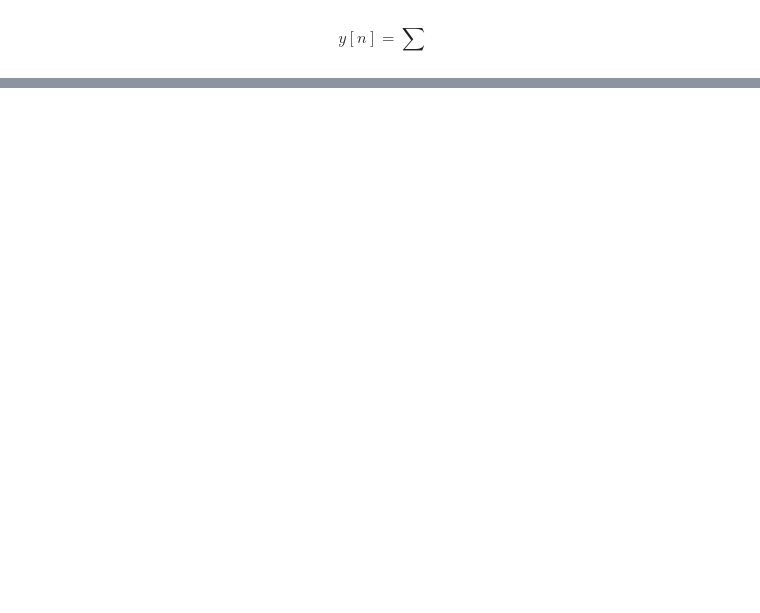
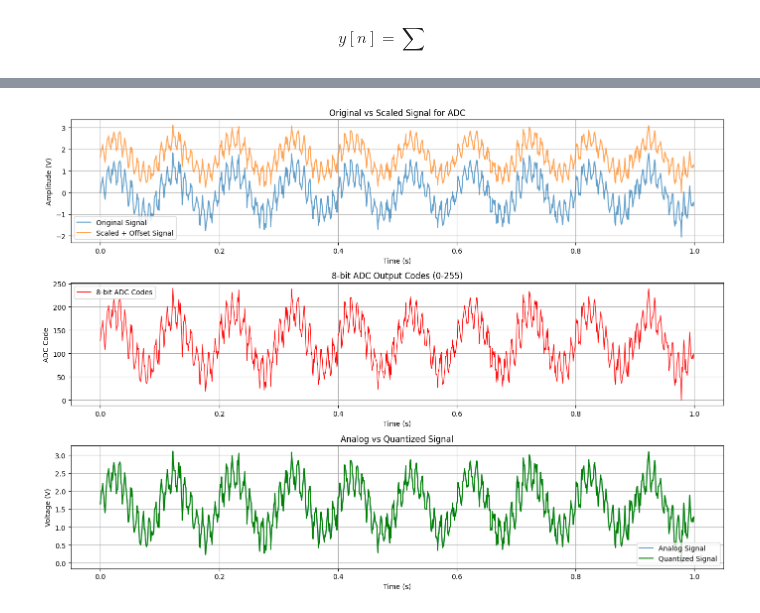
Before and after one commit to oshears/uvm-examples, a Jupyter notebook: examples/uvm_fir_filter/python/fir3.ipynb, the cells around one changed output, grey strips where cells are left out. Drawn from its saved outputs; the diff is of its cells as text; code cells hidden in the pictures; blank space fills up the shorter version.

```diff
--- a/examples/uvm_fir_filter/python/fir3.ipynb
+++ b/examples/uvm_fir_filter/python/fir3.ipynb
@@ -295,0 +304,91 @@ RMS error: 3.74e-05
+# %%
+# Analyze current signal characteristics
+print("Current signal characteristics:")
+print(f"Signal range: {np.min(signal):.3f} to {np.max(signal):.3f}")
+print(f"Signal mean: {np.mean(signal):.3f}")
+print(f"Signal std: {np.std(signal):.3f}")
+print(f"Signal length: {len(signal)}")
+
+# For an 8-bit ADC, we have 256 levels (0 to 255)
+# Typical voltage range for FPGA ADCs is 0V to 3.3V or 0V to 1.8V
+# Let's assume 0V to 3.3V range
+
+def simulate_8bit_adc(analog_signal, vref=3.3, offset=0.0):
+    """
+    Simulate an 8-bit ADC conversion for FPGA design.
+
+    Args:
+        analog_signal (numpy.ndarray): Input analog signal
+        vref (float): ADC reference voltage (default: 3.3V)
+        offset (float): DC offset to add to signal (default: 0.0V)
+
+    Returns:
+        tuple: (adc_codes, quantized_signal)
+            - adc_codes: 8-bit integer values (0-255)
+            - quantized_signal: Quantized analog signal
+    """
+    # Add DC offset to ensure signal is positive (ADCs typically can't handle negative voltages)
+    offset_signal = analog_signal + offset
+
+    # Clip to ADC input range
+    clipped_signal = np.clip(offset_signal, 0.0, vref)
+
+    # Convert to 8-bit codes (0-255)
+    adc_codes = np.round(clipped_signal * 255.0 / vref).astype(np.uint8)
+
+    # Convert back to quantized analog signal
+    quantized_signal = adc_codes.astype(np.float64) * vref / 255.0
+
+    return adc_codes, quantized_signal
+
+# Create 8-bit ADC version of signal
+# First, scale and offset the signal to fit in ADC range
+signal_scaled = signal * 0.8  # Scale down to prevent clipping
+signal_offset = 1.65  # Add DC offset (middle of 3.3V range)
+
+adc_codes, adc_signal = simulate_8bit_adc(signal_scaled, vref=3.3, offset=signal_offset)
+
+print(f"\nAfter scaling and offset for 8-bit ADC:")
+print(f"Scaled signal range: {np.min(signal_scaled + signal_offset):.3f} to {np.max(signal_scaled + signal_offset):.3f}")
+print(f"ADC codes range: {np.min(adc_codes)} to {np.max(adc_codes)}")
+print(f"Quantized signal range: {np.min(adc_signal):.3f}V to {np.max(adc_signal):.3f}V")
+
+# Plot comparison
+plt.figure(figsize=(14, 10))
+
+plt.subplot(3, 1, 1)
+plt.plot(t, signal, label='Original Signal', alpha=0.7)
+plt.plot(t, signal_scaled + signal_offset, label='Scaled + Offset Signal', alpha=0.7)
+plt.title('Original vs Scaled Signal for ADC')
+plt.xlabel('Time (s)')
+plt.ylabel('Amplitude (V)')
+plt.legend()
+plt.grid(True)
+
+plt.subplot(3, 1, 2)
+plt.plot(t, adc_codes, label='8-bit ADC Codes', color='red', linewidth=1)
+plt.title('8-bit ADC Output Codes (0-255)')
+plt.xlabel('Time (s)')
+plt.ylabel('ADC Code')
+plt.legend()
+plt.grid(True)
+
+plt.subplot(3, 1, 3)
+plt.plot(t, signal_scaled + signal_offset, label='Analog Signal', alpha=0.7)
+plt.plot(t, adc_signal, label='Quantized Signal', color='green', linewidth=1.5)
+plt.title('Analog vs Quantized Signal')
+plt.xlabel('Time (s)')
+plt.ylabel('Voltage (V)')
+plt.legend()
+plt.grid(True)
+
+plt.tight_layout()
+plt.show()
+
+# Calculate quantization noise
+quantization_error = (signal_scaled + signal_offset) - adc_signal
+print(f"\nQuantization characteristics:")
+print(f"Quantization step size: {3.3/255:.4f}V")
+print(f"Max quantization error: {np.max(np.abs(quantization_error)):.4f}V")
+print(f"RMS quantization error: {np.sqrt(np.mean(quantization_error**2)):.4f}V")
+# %% [output]
@@ -295,0 +405 @@ RMS error: 3.74e-05
+[figure, added]
```
Also changed, not shown: parts of 18 cells of this notebook, 11 other files.
